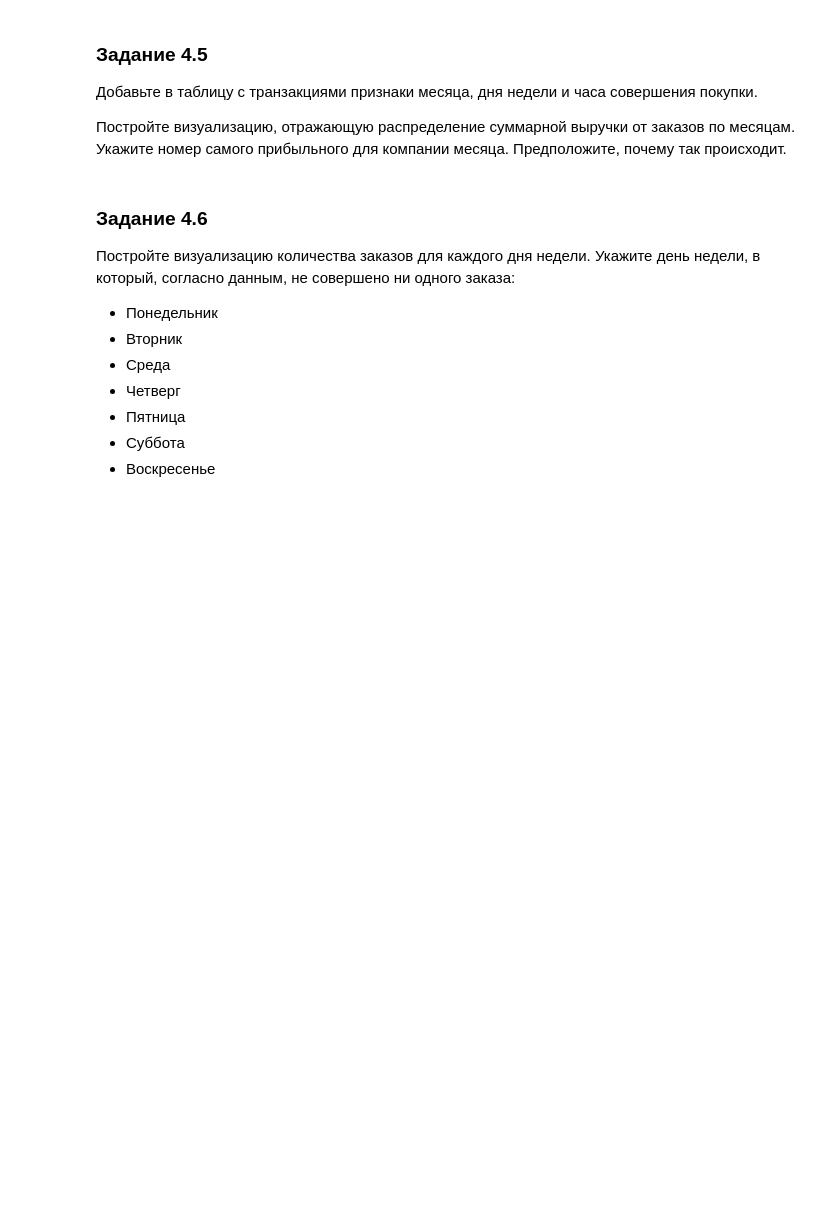
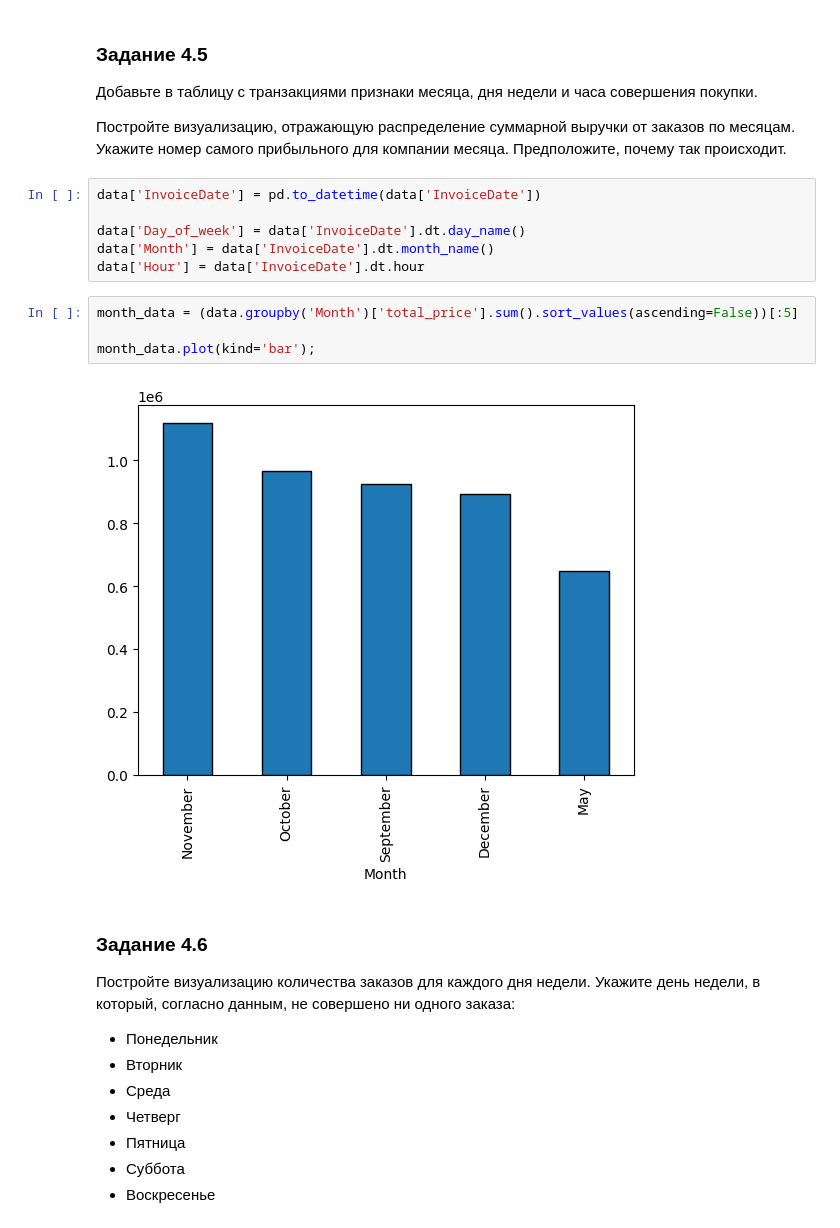
Before and after one commit to Mekhty111/Customer_Segmentation, a Jupyter notebook: Project-6. Ноутбук-шаблон.ipynb, the cells around one changed output. Saved outputs shown, nothing was run; the diff lists cells and outputs as text; blank space fills up the shorter version.

```diff
--- a/Project-6. Ноутбук-шаблон.ipynb
+++ b/Project-6. Ноутбук-шаблон.ipynb
@@ -580,6 +580,18 @@ sort_of_total_gain = (data.groupby(['Country'])['total_price'].sum().sort_values
 Добавьте в таблицу с транзакциями признаки месяца, дня недели и часа совершения покупки.
 
 Постройте визуализацию, отражающую распределение суммарной выручки от заказов по месяцам. Укажите номер самого прибыльного для компании месяца. Предположите, почему так происходит.
+# %%
+data['InvoiceDate'] = pd.to_datetime(data['InvoiceDate'])
+
+data['Day_of_week'] = data['InvoiceDate'].dt.day_name()
+data['Month'] = data['InvoiceDate'].dt.month_name()
+data['Hour'] = data['InvoiceDate'].dt.hour
+# %%
+month_data = (data.groupby('Month')['total_price'].sum().sort_values(ascending=False))[:5]
+
+month_data.plot(kind='bar');
+# %% [output]
+[figure, added]
 # %% [markdown]
 ### Задание 4.6
 Постройте визуализацию количества заказов для каждого дня недели. Укажите день недели, в который, согласно данным, не совершено ни одного заказа:
```
Also changed, not shown: parts of 3 cells of this notebook.
